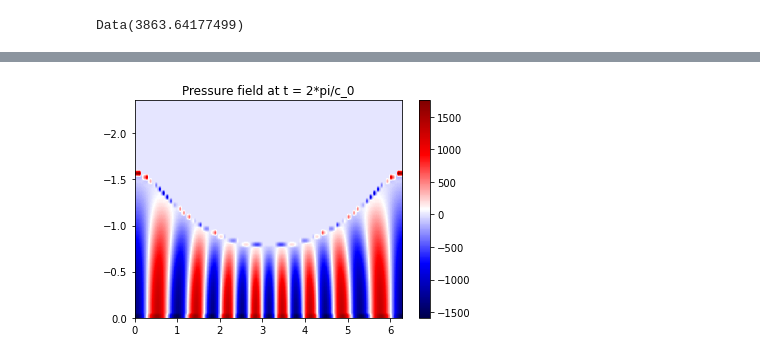
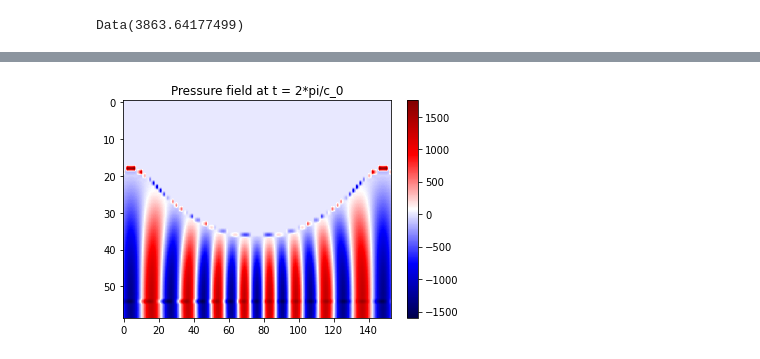
Before and after one commit to devitocodes/schism, a Jupyter notebook: examples/11_1st-order_exact_solution_comparison.ipynb, the cells around one changed output, grey strips where cells are left out. Drawn from its saved outputs; the diff is of its cells as text; code cells hidden in the pictures.

```diff
--- a/examples/11_1st-order_exact_solution_comparison.ipynb
+++ b/examples/11_1st-order_exact_solution_comparison.ipynb
@@ -77,7 +77,7 @@ class MainDomain(dv.SubDomain):  # Main section of the grid
 
     def define(self, dimensions):
         x, y = dimensions
-        return {x: ('middle', 4, 4), y: ('middle', 0, 2)}
+        return {x: ('middle', 4, 4), y: ('middle', 0, 4)}
 
 class Left(dv.SubDomain):  # Left wraparound region for periodic bcs
     name = 'left'
@@ -104,7 +104,7 @@ class Base(dv.SubDomain):  # Base with zero flux (centre)
 
     def define(self, dimensions):
         x, y = dimensions
-        return {x: ('middle', 4, 4), y: ('right', 2)}
+        return {x: ('middle', 4, 4), y: ('right', 4)}
 
 main_domain = MainDomain()
 left = Left()
@@ -235,10 +248,11 @@ PerformanceSummary([(PerfKey(name='section0', rank=None),
 # %%
 # Remember to trim edges where periodic bcs are applied
 # Index in the buffer where the final timestep should be stored:
 ind = (int(nsteps)) % 2
-plt.imshow(p.data[ind, 4:-4, :-4].T, extent=(0, 2*np.pi, 0, -3*np.pi/4), aspect='auto', cmap='seismic')
+# plt.imshow(p.data[ind, 4:-4, :-4].T, extent=(0, 2*np.pi, 0, -3*np.pi/4), aspect='auto', cmap='seismic')
+plt.imshow(p.data[ind].T, aspect='auto', cmap='seismic')
 plt.title("Pressure field at t = 2*pi/c_0")
 plt.colorbar()
 plt.show()
 # %% [output]
-[figure, old version]
+[figure, new version]
```
Also changed, not shown: parts of 3 cells of this notebook.
